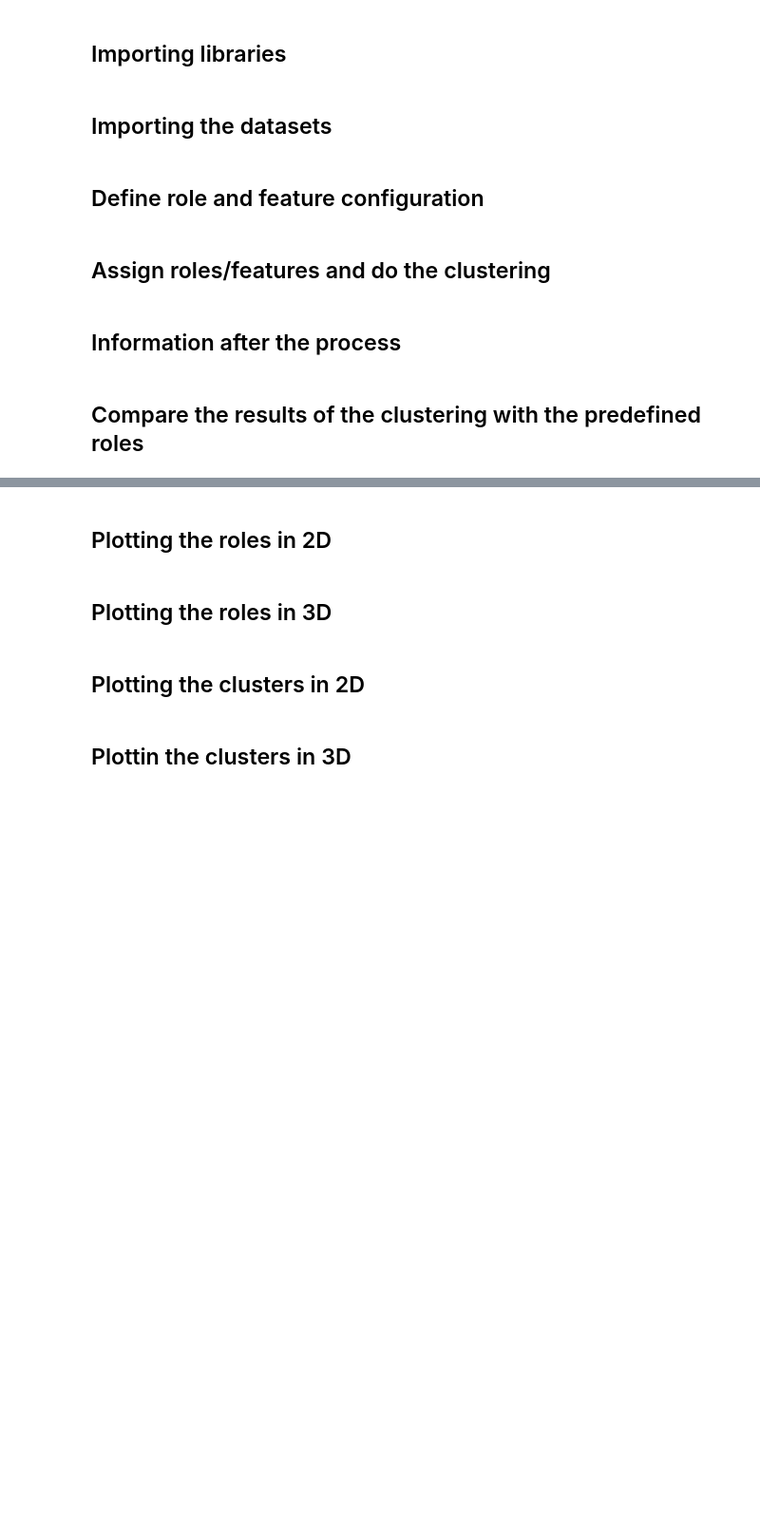
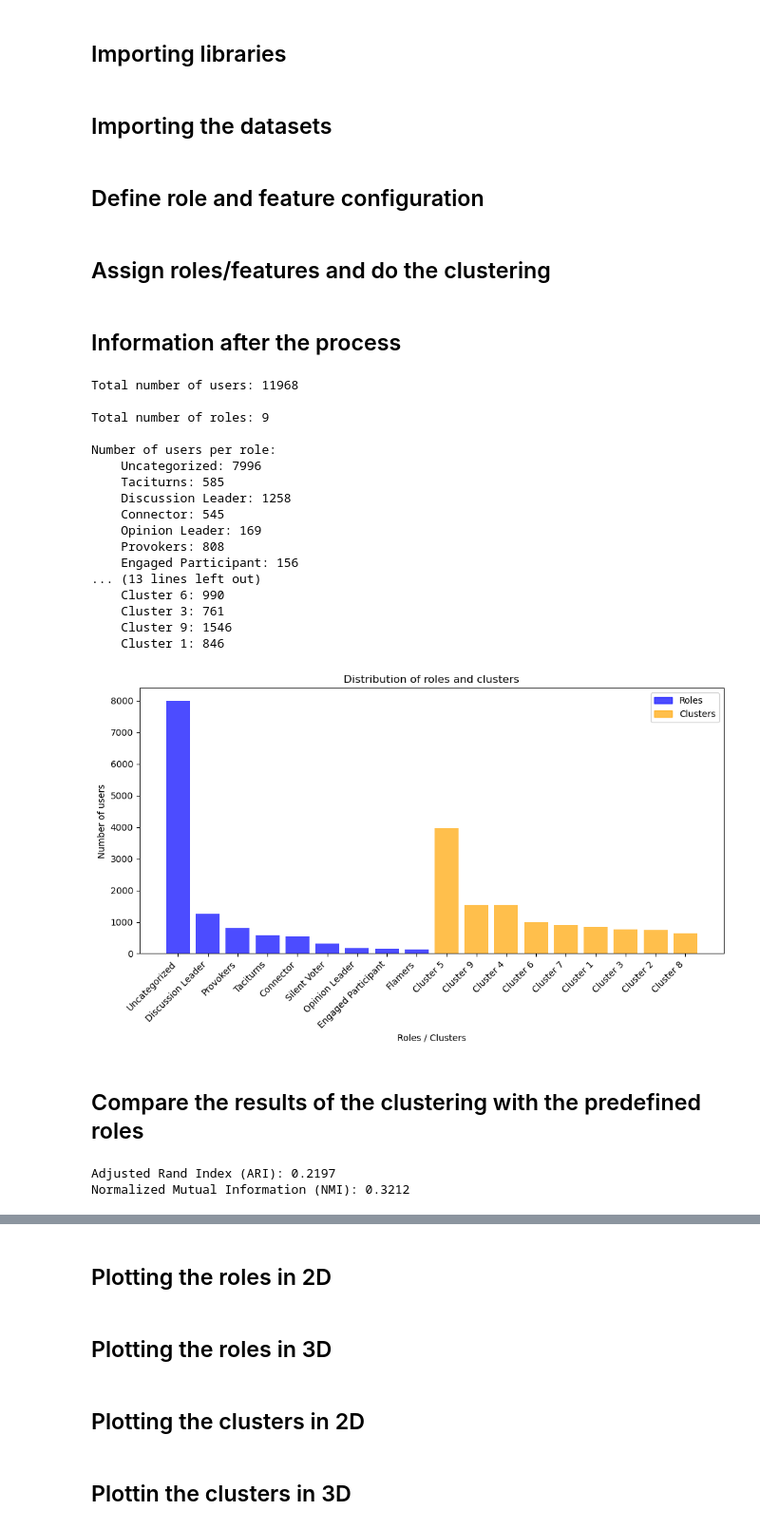
Before and after one commit to DominikKanjuh/tuw-sna, a Jupyter notebook: scripts/clustering_with_roles.ipynb, the cells around one changed output, grey strips where cells are left out. Shown at 95% size. Drawn from its saved outputs; the diff is of its cells as text; code cells hidden in the pictures; blank space fills up the shorter version.

Commit message:
Add distribution of roles and clusters, change role assigning to favor random role when more than one role can be assigned to user

```diff
--- a/scripts/clustering_with_roles.ipynb
+++ b/scripts/clustering_with_roles.ipynb
@@ -120,9 +123,12 @@ def evaluate_conditions(row, conditions):
     return True
 
 def assign_role(row, role_config):
+    matching_roles = []
     for role in role_config:
         if evaluate_conditions(row, role["conditions"]):
-            return role["name"]
+            matching_roles.append(role["name"])
+    if matching_roles:
+        return random.choice(matching_roles)
     return "Uncategorized"
 
 def assign_roles(data, role_config):
@@ -157,33 +163,80 @@ def get_role_count(data):
         for role in roles:
             role_counts[role] += 1
         if len(roles) > 1:
             combined_role = " / ".join(sorted(roles))
             role_counts[combined_role] += 1
     return role_counts
 
 def get_cluster_count(data):
     cluster_counts = Counter()
     for _, row in data.iterrows():
         cluster = row["Cluster"]
         cluster_counts[cluster] += 1
     return cluster_counts
 
 
 category_counts = get_role_count(data)
 cluster_counts = get_cluster_count(data)
 
 print(f"Total number of users: {len(data)}\n")
 print(f"Total number of roles: {len(category_counts)}\n")
 print("Number of users per role:")
 for role, count in category_counts.items():
     print(f"    {role}: {count}")
 
 print("\n=========================\n")
 
 print(f"Total number of clusters: {len(cluster_counts)}\n")
 print("Number of users per cluster:")
 for cluster, count in cluster_counts.items():
     print(f"    Cluster {cluster}: {count}")
+
+
+# Plot histograms to show distribution of roles and clusters
+plt.figure(figsize=(10, 6))
+sorted_roles = sorted(category_counts.items(), key=lambda x: x[1], reverse=True)
+role_names = [role[0] for role in sorted_roles]
+role_values = [role[1] for role in sorted_roles]
+
+sorted_clusters = sorted(cluster_counts.items(), key=lambda x: x[1], reverse=True)
+cluster_names = [f"Cluster {cluster[0]}" for cluster in sorted_clusters]
+cluster_values = [cluster[1] for cluster in sorted_clusters]
+
+combined_names = role_names + cluster_names
+combined_values = role_values + cluster_values
+combined_colors = ['blue'] * len(role_names) + ['orange'] * len(cluster_names)
+
+plt.bar(combined_names, combined_values, color=combined_colors, alpha=0.7)
+
+plt.title("Distribution of roles and clusters")
+plt.xlabel("Roles / Clusters")
+plt.ylabel("Number of users")
+plt.xticks(rotation=45, ha="right")
+plt.tight_layout()
+plt.legend(handles=[
+    plt.Rectangle((0, 0), 1, 1, color='blue', alpha=0.7, label='Roles'),
+    plt.Rectangle((0, 0), 1, 1, color='orange', alpha=0.7, label='Clusters')
+])
+plt.show()
+# %% [output]
+Total number of users: 11968
+
+Total number of roles: 9
+
+Number of users per role:
+    Uncategorized: 7996
+    Taciturns: 585
+    Discussion Leader: 1258
+    Connector: 545
+    Opinion Leader: 169
+    Provokers: 808
+    Engaged Participant: 156
+... (13 lines left out)
+    Cluster 6: 990
+    Cluster 3: 761
+    Cluster 9: 1546
+    Cluster 1: 846
+[figure, added]
 # %% [markdown]
 ## Compare the results of the clustering with the predefined roles
 # %%
@@ -198,6 +251,9 @@ def compare_clustering_vs_roles(data):
     print(f"Normalized Mutual Information (NMI): {nmi_score:.4f}")
 
 compare_clustering_vs_roles(data)
+# %% [output]
+Adjusted Rand Index (ARI): 0.2197
+Normalized Mutual Information (NMI): 0.3212
 # %%
 def get_role_cluster_overlap(data):
     overlap_counts = data.copy().groupby(['Role', 'Cluster']).size().reset_index(name='Count')
```
Also changed, not shown: parts of 3 cells of this notebook.
